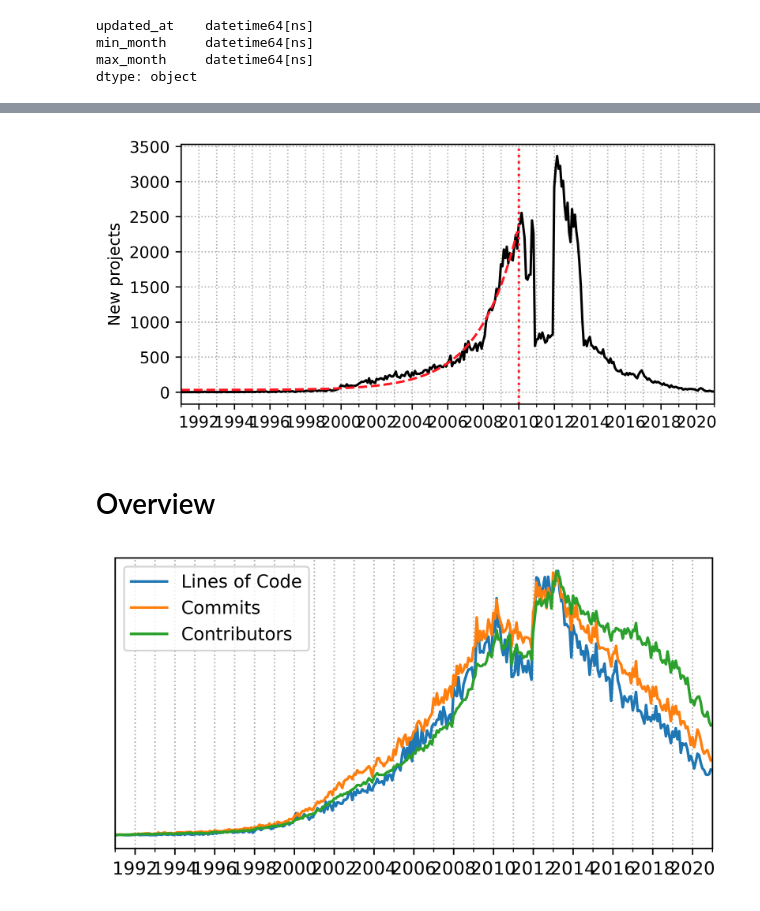
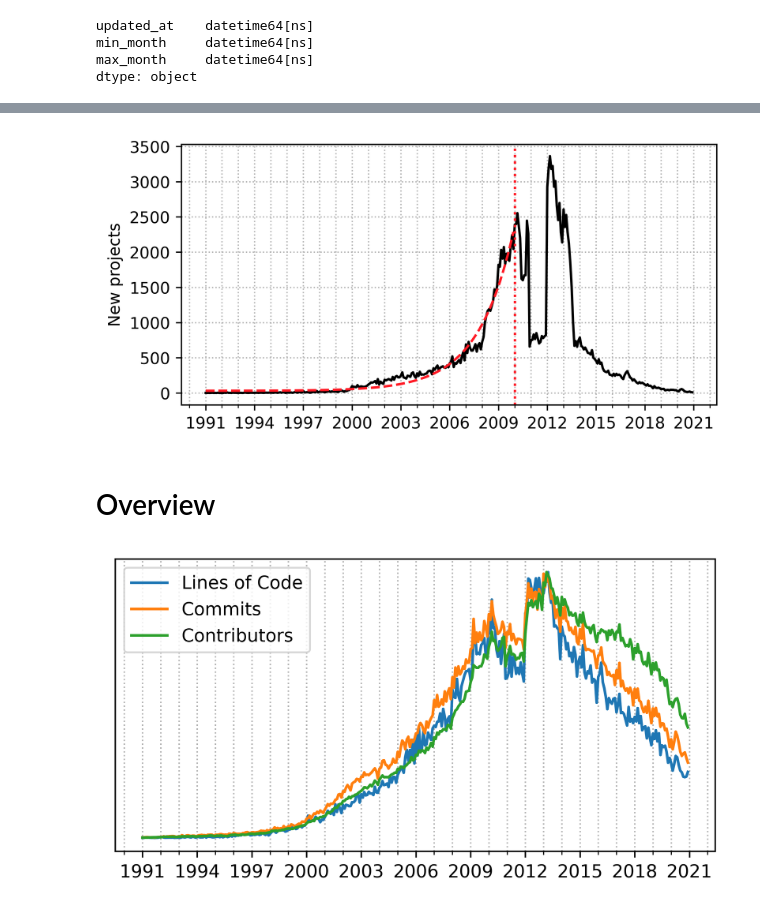
Before and after one commit to michaeldorner/quo-vadis-open-source, a Jupyter notebook: notebooks/03 Visualizing.ipynb, the cells around one changed output, grey strips where cells are left out. Saved outputs shown, nothing was run; the diff lists cells and outputs as text; code cells hidden in the pictures.

```diff
--- a/notebooks/03 Visualizing.ipynb
+++ b/notebooks/03 Visualizing.ipynb
@@ -18,19 +16,15 @@ ACMPurple = '#6200d9'
 ACMDarkBlue = '#0055c9'
 
 
-def setup_ax(ax, mark_study_c=False):
-    if mark_study_c:
-        ax.axvline(pd.Timestamp('1995-01-01'), linestyle='dotted', color='gray')
-        ax.axvline(pd.Timestamp('2007-01-01'), linestyle='dotted', color='gray')
-
+def setup_ax(ax):
     locator = mdates.YearLocator()
     ax.xaxis.set_minor_locator(locator)
-    ax.set_xticks(pd.DatetimeIndex(['{}-01-01'.format(year) for year in range(1992, 2021, 2)]))
+    ax.set_xticks(pd.DatetimeIndex(['{}-01-01'.format(year) for year in range(1991, 2022, 3)]))
     year_fmt = mdates.DateFormatter('%Y')
     ax.xaxis.set_major_formatter(year_fmt)
 
     ax.grid(linestyle='dotted', which='both')
-    ax.set_xlim(left=pd.Timestamp('1991-01-01'), right=pd.Timestamp('2021-01-01'))
+    #ax.set_xlim(left=pd.Timestamp('1991-01-01'), right=pd.Timestamp('2021-01-01'))
 
 
 def exp_fit(y_data):
@@ -43,13 +37,6 @@ def exp_fit(y_data):
     y_fit = _exp(x_data, params[0], params[1], params[2])
     return y_fit, params
 
-plt.rcParams.update({
-    'font.family': 'sans-serif',
-    'text.usetex': False,
-    'pgf.rcfonts': False, # was false
-    'mathtext.fontset': 'stixsans'
-})
-
 default_ratio = (np.sqrt(5.0) - 1.0) / 2.0
 default_width = 6
 default_height = default_ratio * default_width
@@ -186,16 +167,16 @@ Length: 360, dtype: int64
 # %%
 y_fit_end = (2010-1991)*12
-y_fit, params = exp_fit(projects_new[:y_fit_end])
+y_fit, params = exp_fit(new_projects_per_month[:y_fit_end])
 
 fig, ax = plt.subplots(figsize=(default_width, 0.5*default_width), dpi=600)
 
-ax.plot(projects_new, color='black')
-ax.plot(projects_new.index[0:y_fit_end], y_fit, color=ACMRed, linestyle='dashed')
-ax.axvline(projects_new.index[y_fit_end], linestyle='dotted', color=ACMRed)
+ax.plot(new_projects_per_month, color='black')
+ax.plot(new_projects_per_month.index[0:y_fit_end], y_fit, color=ACMRed, linestyle='dashed')
+ax.axvline(new_projects_per_month.index[y_fit_end], linestyle='dotted', color=ACMRed)
 
 ax.set_ylabel('New projects')
 
 setup_ax(ax)
-plt.savefig('../reports/projects.pgf', bbox_inches='tight', pad_inches=0)
+plt.savefig('../reports/projects.eps', bbox_inches='tight', pad_inches=0)
 # %% [output]
-[figure, old version]
+[figure, new version]
@@ -202,17 +186,21 @@ plt.savefig('../reports/projects.pgf', bbox_inches='tight', pad_inches=0)
 # %% [markdown]
 # Overview
+# %%
+norm_commits = commits_per_month.apply(lambda x: x/commits_per_month.max())
+norm_contributors = contributors_per_month.apply(lambda x: x/contributors_per_month.max())
+norm_loc = loc_per_month.apply(lambda x: x/loc_per_month.max())
 # %%
 fig, ax = plt.subplots(figsize=(default_width, 0.5*default_width), dpi=600)
 
-ax.plot(loc_per_month.apply(lambda x: x/loc_per_month.max()), label='Lines of Code')
-ax.plot(commits_per_month.apply(lambda x: x/commits_per_month.max()), label='Commits')
-ax.plot(contributors_per_month.apply(lambda x: x/contributors_per_month.max()), label='Contributors')
+ax.plot(norm_loc, label='Lines of Code')
+ax.plot(norm_commits, label='Commits')
+ax.plot(norm_contributors, label='Contributors')
 
 ax.legend(loc='upper left')
 ax.set_ylabel('')
 ax.set_yticklabels([])
 ax.set_yticks([])
 
 setup_ax(ax)
 # %% [output]
-[figure, old version]
+[figure, new version]
```
Also changed, not shown: parts of 11 cells of this notebook.
